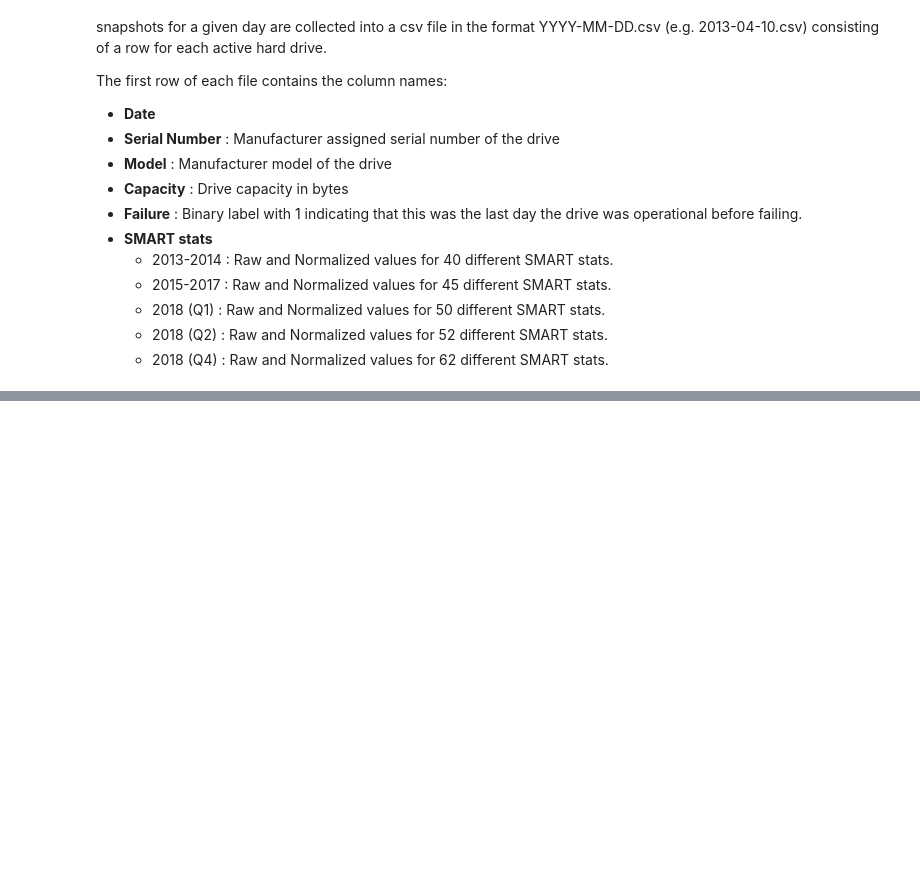
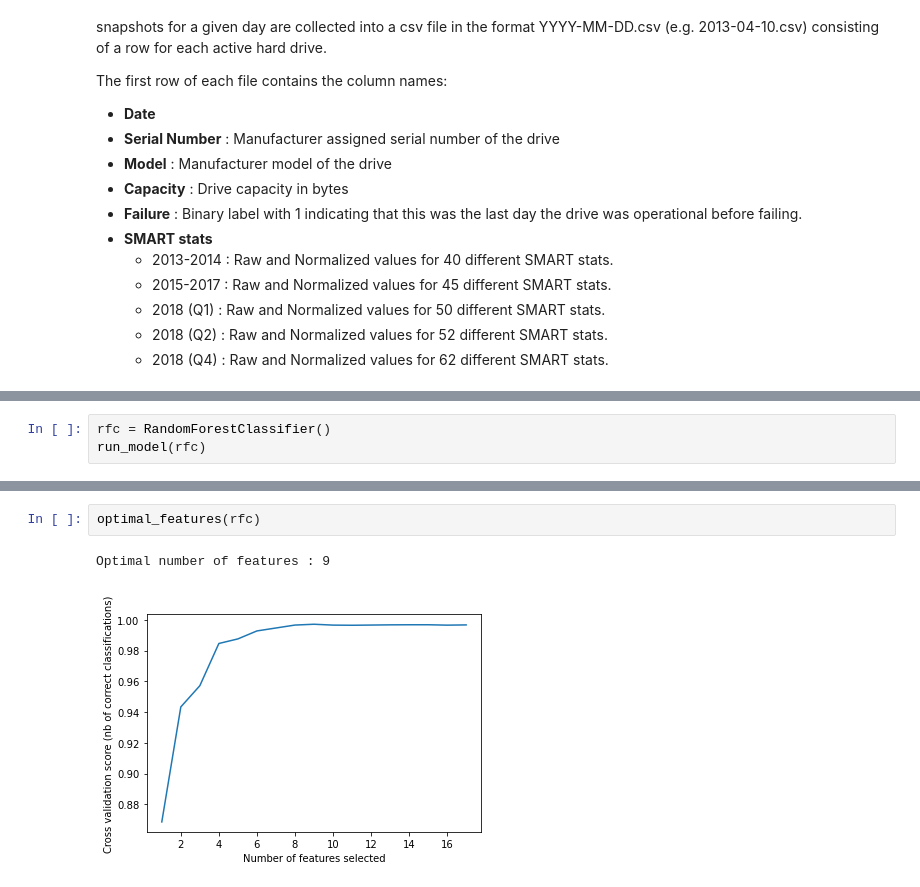
Before and after one commit to Kuebic/Thinkful, a Jupyter notebook: 22_SL_Capstone/22.2b_Capstone_Report.ipynb, the cells around one changed output, grey strips where cells are left out. Saved outputs shown, nothing was run; the diff lists cells and outputs as text; blank space fills up the shorter version.

```diff
--- a/22_SL_Capstone/22.2b_Capstone_Report.ipynb
+++ b/22_SL_Capstone/22.2b_Capstone_Report.ipynb
@@ -59,0 +312,3 @@ The first row of each file contains the column names:
+# %%
+rfc = RandomForestClassifier()
+run_model(rfc)
@@ -59,0 +336,5 @@ The first row of each file contains the column names:
+# %%
+optimal_features(rfc)
+# %% [output]
+Optimal number of features : 9
+[figure, added]
```
Also changed, not shown: parts of 45 cells of this notebook, 1 other file.
